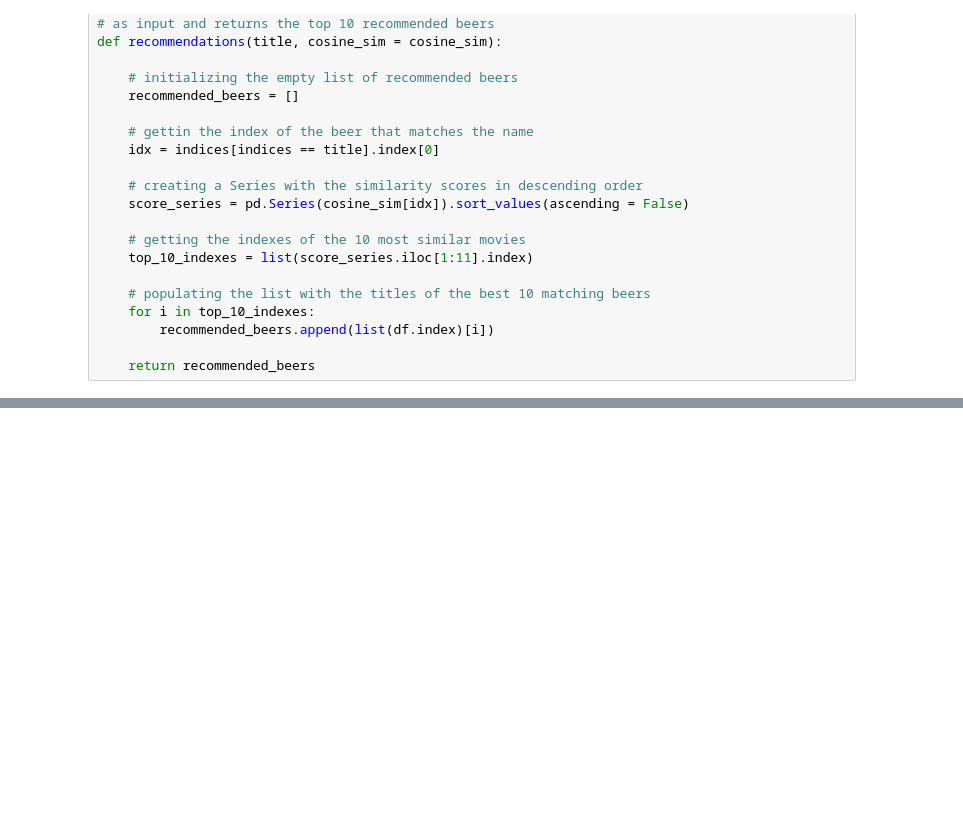
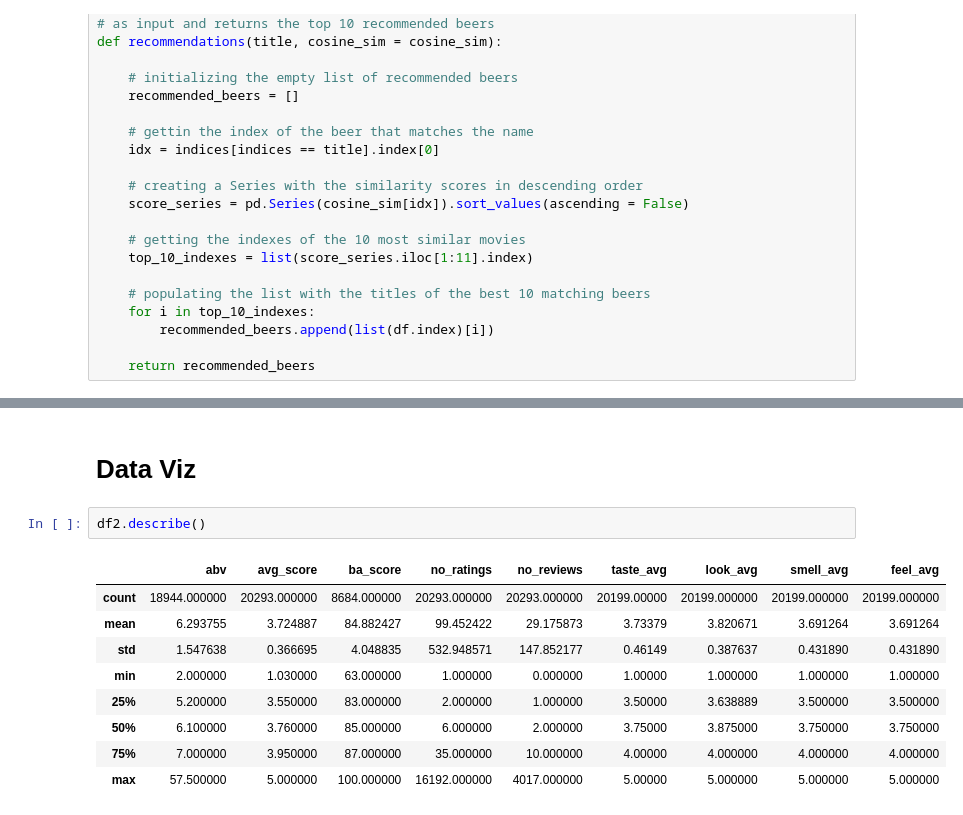
Before and after one commit to ssmithie/beer_recommender, a Jupyter notebook: basic_rec.ipynb, the cells around one changed output, grey strips where cells are left out. Cells and saved outputs as stored; diff of their text form; blank space fills up the shorter version.

```diff
--- a/basic_rec.ipynb
+++ b/basic_rec.ipynb
@@ -264,0 +267,14 @@ ValueError: cannot convert float NaN to integer
+# %% [markdown]
+# Data Viz
+# %%
+df2.describe()
+# %% [output]
+|  | abv | avg_score | ba_score | no_ratings | no_reviews | taste_avg | look_avg | smell_avg | feel_avg |
+| count | 18944.000000 | 20293.000000 | 8684.000000 | 20293.000000 | 20293.000000 | 20199.00000 | 20199.000000 | 20199.000000 | 20199.000000 |
+| mean | 6.293755 | 3.724887 | 84.882427 | 99.452422 | 29.175873 | 3.73379 | 3.820671 | 3.691264 | 3.691264 |
+| std | 1.547638 | 0.366695 | 4.048835 | 532.948571 | 147.852177 | 0.46149 | 0.387637 | 0.431890 | 0.431890 |
+| min | 2.000000 | 1.030000 | 63.000000 | 1.000000 | 0.000000 | 1.00000 | 1.000000 | 1.000000 | 1.000000 |
+| 25% | 5.200000 | 3.550000 | 83.000000 | 2.000000 | 1.000000 | 3.50000 | 3.638889 | 3.500000 | 3.500000 |
+| 50% | 6.100000 | 3.760000 | 85.000000 | 6.000000 | 2.000000 | 3.75000 | 3.875000 | 3.750000 | 3.750000 |
+| 75% | 7.000000 | 3.950000 | 87.000000 | 35.000000 | 10.000000 | 4.00000 | 4.000000 | 4.000000 | 4.000000 |
+| max | 57.500000 | 5.000000 | 100.000000 | 16192.000000 | 4017.000000 | 5.00000 | 5.000000 | 5.000000 | 5.000000 |
```
Also changed, not shown: parts of 27 cells of this notebook, 2 other files.
